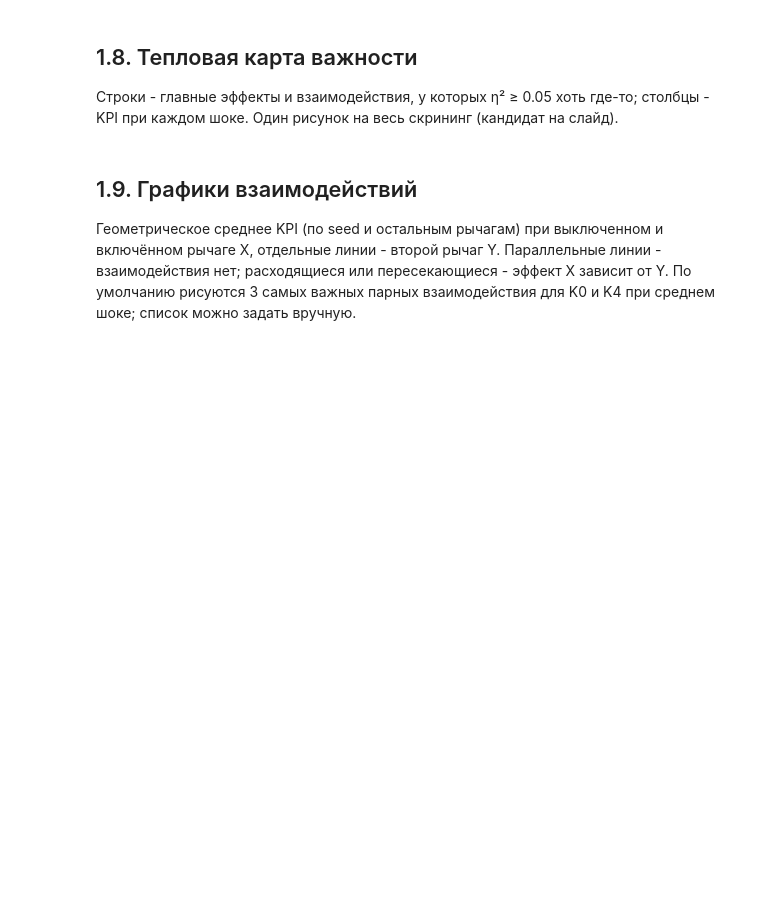
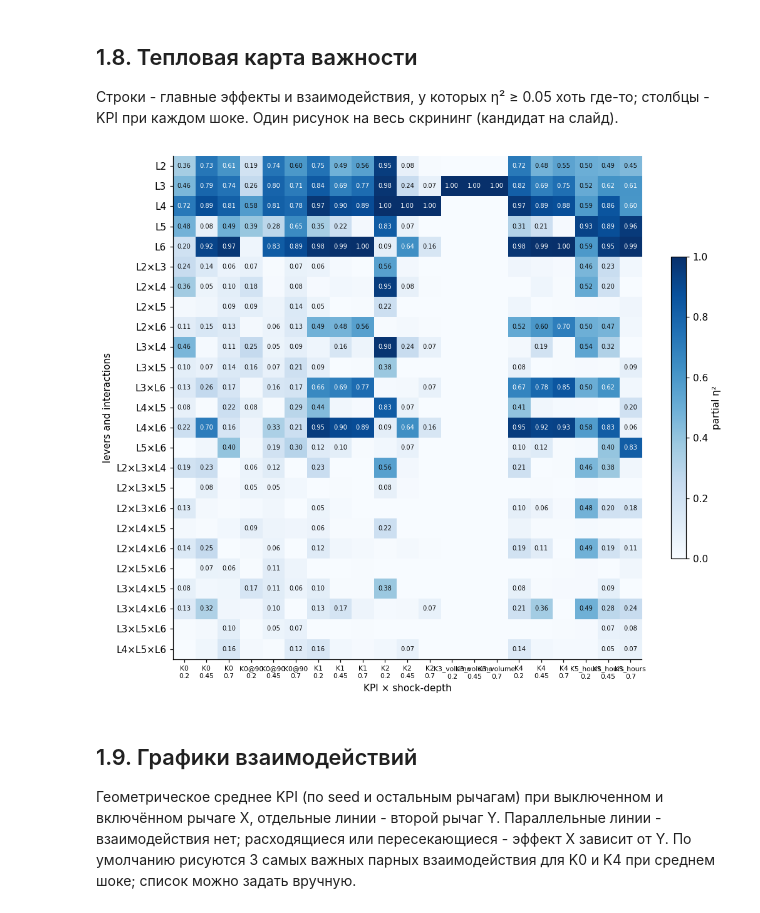
Before and after one commit to adsm1rnov/netlogo-experiment, a Jupyter notebook: 01_screening.ipynb, the cells around one changed output. Drawn from its saved outputs; the diff is of its cells as text; code cells hidden in the pictures; blank space fills up the shorter version.

```diff
--- a/01_screening.ipynb
+++ b/01_screening.ipynb
@@ -342,22 +397,25 @@ for k in ["K0", "K0@90", "K1", "K4", "K5_hours", "K2", "K3_volume"]:
 # %%
 piv = EFFECTS.pivot_table(index="term", columns=["KPI", "shock"], values="eta2_partial")
 piv = piv.reindex(columns=pd.MultiIndex.from_product([[k for k in RESP if k in piv.columns.get_level_values(0)], SHOCKS]))
 keep = piv.max(axis=1) >= ETA2_MIN
 piv = piv[keep]
 piv = piv.loc[sorted(piv.index, key=lambda t: (t.count("×"), t))]
 fig, ax = plt.subplots(figsize=(1.0 + 0.42 * piv.shape[1], 0.6 + 0.3 * piv.shape[0]))
 im = ax.imshow(piv.to_numpy(dtype=float), cmap="Blues", vmin=0, vmax=1, aspect="auto")
 ax.set_yticks(range(len(piv)), piv.index)
 ax.set_xticks(range(piv.shape[1]), [f"{k}\n{s}" for k, s in piv.columns], fontsize=7)
 for i in range(piv.shape[0]):
     for j in range(piv.shape[1]):
         v = piv.iat[i, j]
         if np.isfinite(v) and v >= ETA2_MIN:
             ax.text(j, i, f"{v:.2f}", ha="center", va="center", fontsize=6.5,
                     color="white" if v > 0.6 else "#0b0b0b")
-ax.grid(False); fig.colorbar(im, ax=ax, label="частичная η²", shrink=0.6)
+
+ax.grid(False); fig.colorbar(im, ax=ax, label="partial η²", shrink=0.6)
 ax.set_ylabel("levers and interactions"); ax.set_xlabel("KPI × shock-depth")
 plt.tight_layout(); plt.show()
+# %% [output]
+[figure, added]
 # %% [markdown]
 ## 1.9. Графики взаимодействий
 
```
Also changed, not shown: parts of 11 cells of this notebook.
